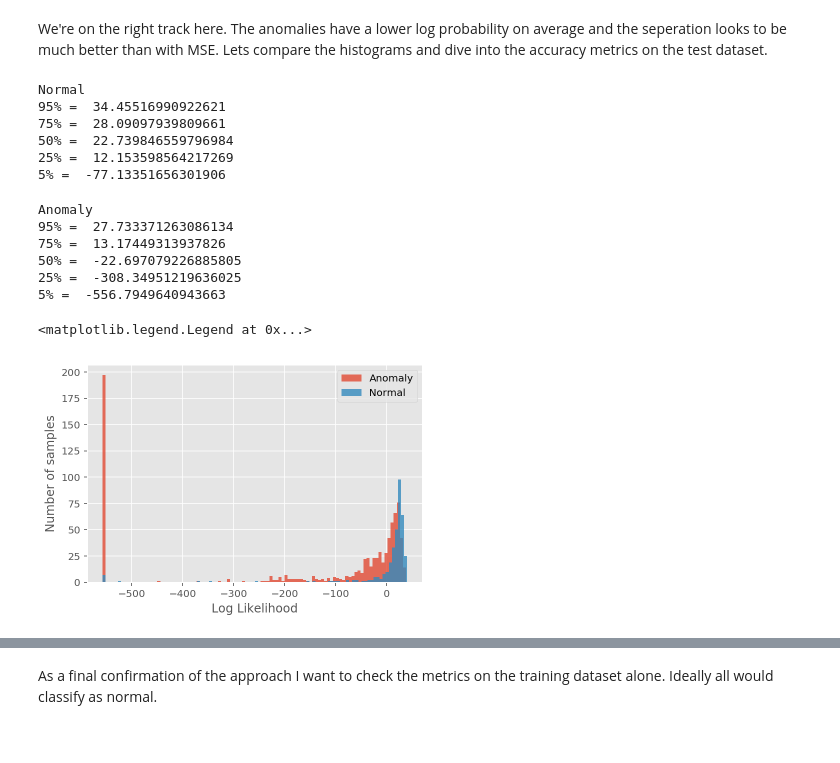
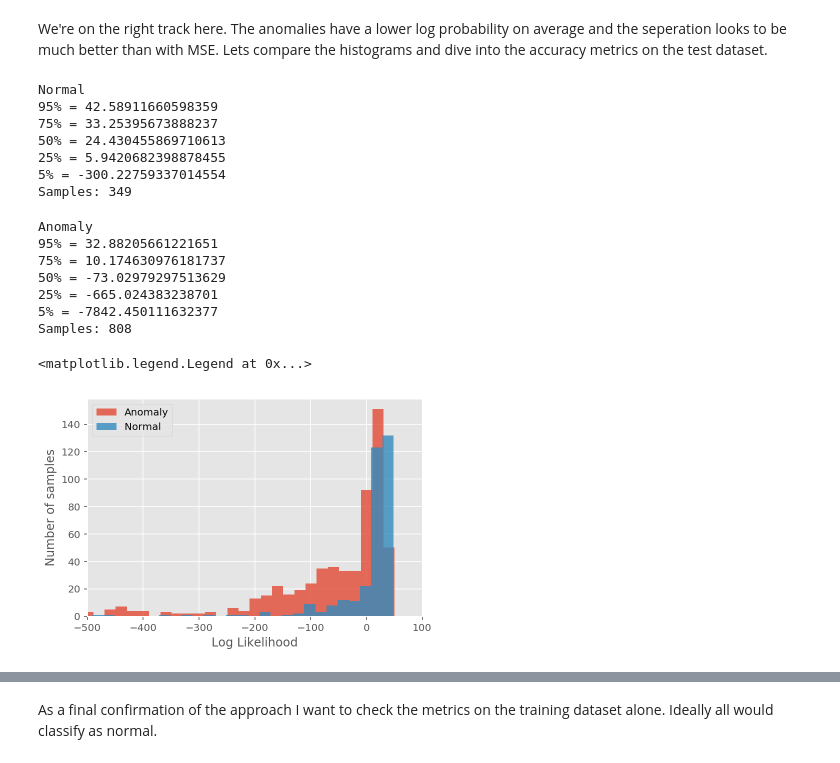
Before and after one commit to mttmac/glance, a Jupyter notebook: notebooks/VAE_clustering.ipynb, the cells around one changed output, grey strips where cells are left out. Saved outputs shown, nothing was run; the diff lists cells and outputs as text; code cells hidden in the pictures.

Commit message:
Change to unclipped log probabilities and correct threshold initial selection

```diff
--- a/notebooks/VAE_clustering.ipynb
+++ b/notebooks/VAE_clustering.ipynb
@@ -148,9 +172,4 @@ for k in range(means.shape[0]):
 # %%
 # Set all zero probabilities to min non-zero probability
-non_zero = ~(probs == 0)
-min_prob = probs[non_zero].min()
-log_probs = probs.copy()
-log_probs[~non_zero] = min_prob
-
-# Calculate the log of probabilities for easier analysis
-log_probs = np.log(log_probs)
+probs[probs == 0] = probs[probs != 0].min()
+log_probs_manual = np.log(probs)
@@ -167,40 +194,50 @@ log_probs[targets == 1].mean()
 # %% [markdown]
 We're on the right track here. The anomalies have a lower log probability on average and the seperation looks to be much better than with MSE. Lets compare the histograms and dive into the accuracy metrics on the test dataset.
 # %%
+normal_logp = log_probs[targets == 1]
 print('Normal')
-print('95% = ', np.percentile(log_probs[targets == 1], 95))
-print('75% = ', np.percentile(log_probs[targets == 1], 75))
-print('50% = ', np.percentile(log_probs[targets == 1], 50))
-print('25% = ', np.percentile(log_probs[targets == 1], 25))
-print('5% = ', np.percentile(log_probs[targets == 1], 5))
+print('95% =', np.percentile(normal_logp, 95))
+print('75% =', np.percentile(normal_logp, 75))
+print('50% =', np.percentile(normal_logp, 50))
+print('25% =', np.percentile(normal_logp, 25))
+print('5% =', np.percentile(normal_logp, 5))
+print('Samples:', normal_logp.size)
 # %% [output]
 Normal
-95% =  34.45516990922621
-75% =  28.09097939809661
-50% =  22.739846559796984
-25% =  12.153598564217269
-5% =  -77.13351656301906
+95% = 42.58911660598359
+75% = 33.25395673888237
+50% = 24.430455869710613
+25% = 5.9420682398878455
+5% = -300.22759337014554
+Samples: 349
 # %%
+anomaly_logp = log_probs[targets == 0]
 print('Anomaly')
-print('95% = ', np.percentile(log_probs[targets == 0], 95))
-print('75% = ', np.percentile(log_probs[targets == 0], 75))
-print('50% = ', np.percentile(log_probs[targets == 0], 50))
-print('25% = ', np.percentile(log_probs[targets == 0], 25))
-print('5% = ', np.percentile(log_probs[targets == 0], 5))
+print('95% =', np.percentile(anomaly_logp, 95))
+print('75% =', np.percentile(anomaly_logp, 75))
+print('50% =', np.percentile(anomaly_logp, 50))
+print('25% =', np.percentile(anomaly_logp, 25))
+print('5% =', np.percentile(anomaly_logp, 5))
+print('Samples:', anomaly_logp.size)
 # %% [output]
 Anomaly
-95% =  27.733371263086134
-75% =  13.17449313937826
-50% =  -22.697079226885805
-25% =  -308.34951219636025
-5% =  -556.7949640943663
+95% = 32.88205661221651
+75% = 10.174630976181737
+50% = -73.02979297513629
+25% = -665.024383238701
+5% = -7842.450111632377
+Samples: 808
 # %%
-plt.hist(log_probs[targets == 0], bins=100, label='Anomaly', alpha=0.8)
-plt.hist(log_probs[targets == 1], bins=100, label='Normal', alpha=0.8)
+bin_size = 20
+plt.hist(anomaly_logp, label='Anomaly', alpha=0.8,
+         bins=np.arange(anomaly_logp.min(), anomaly_logp.max() + bin_size, bin_size))
+plt.hist(normal_logp, label='Normal', alpha=0.8,
+         bins=np.arange(normal_logp.min(), anomaly_logp.max() + bin_size, bin_size))
 plt.xlabel('Log Likelihood')
 plt.ylabel('Number of samples')
+plt.xlim([-500, 100])
 plt.legend()
 # %% [output]
 <matplotlib.legend.Legend at 0x...>
-[figure, old version]
+[figure, new version]
 # %%
```
Also changed, not shown: parts of 23 cells of this notebook, 4 other files.
